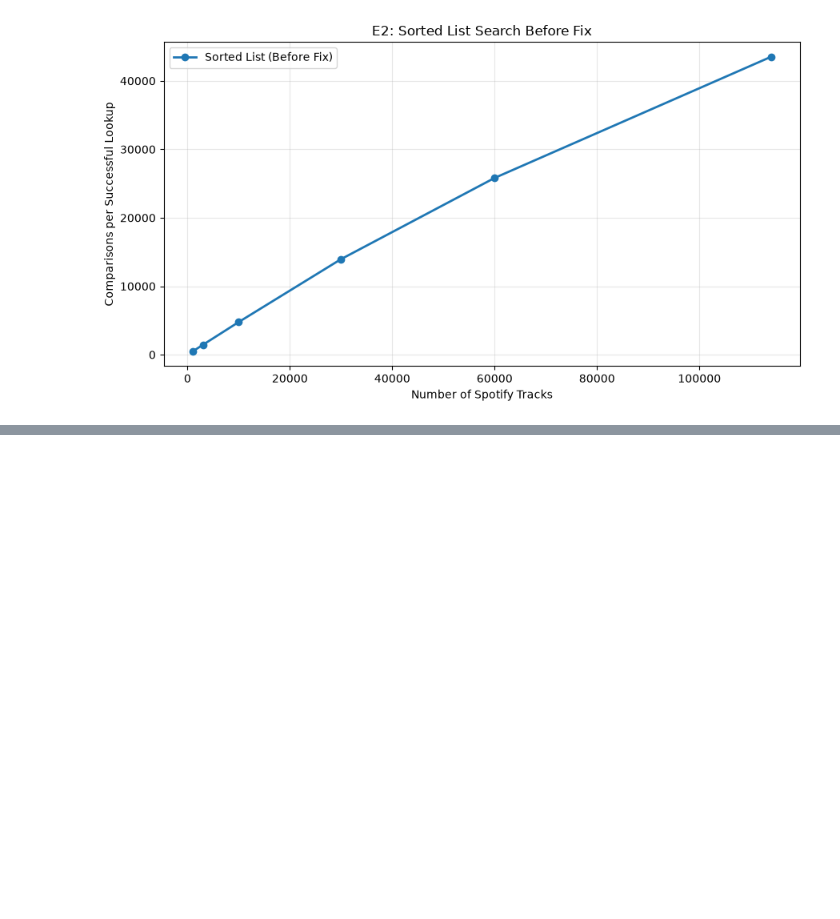
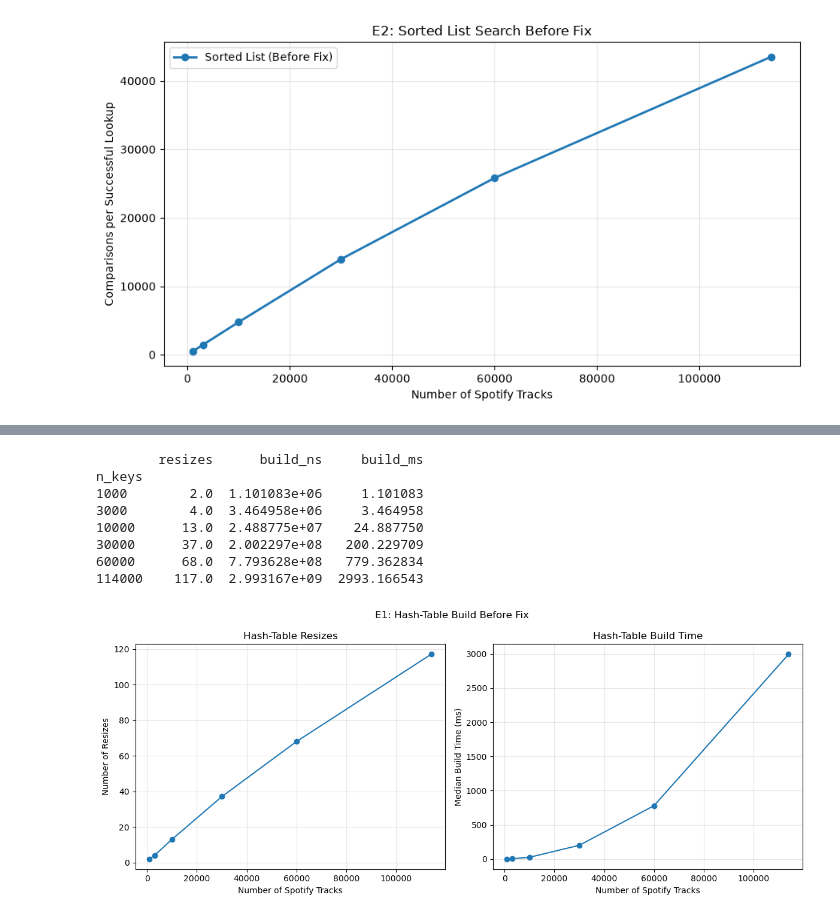
Before and after one commit to rachelelevathingal/NU-DS4300-Index-It-, a Jupyter notebook: analysis/starter.ipynb, the cells around one changed output, grey strips where cells are left out. Drawn from its saved outputs; the diff is of its cells as text; code cells hidden in the pictures; blank space fills up the shorter version.

```diff
--- a/analysis/starter.ipynb
+++ b/analysis/starter.ipynb
@@ -167,0 +281,75 @@ Name: comparisons_per_lookup, dtype: float64
+# %%
+
+import pandas as pd
+import matplotlib.pyplot as plt
+from pathlib import Path
+
+# Find results/timings.csv
+root = Path.cwd()
+while not (root / "results" / "timings.csv").exists():
+    if root == root.parent:
+        raise FileNotFoundError("Could not find timings.csv")
+    root = root.parent
+
+df = pd.read_csv(root / "results" / "timings.csv")
+
+# Use only the original E1 hash-table results
+e1 = df[
+    (df["experiment"] == "E1_build") &
+    (df["index_type"] == "hash_table") &
+    (df["session_id"] == "54f480364efc") &
+    (df["code_version"] == "31da8dc")
+].copy()
+
+if e1.empty:
+    raise ValueError("Original E1 measurements not found")
+
+# Calculate median results
+summary = e1.groupby("n_keys").agg(
+    resizes=("resizes", "median"),
+    build_ns=("total_ns", "median")
+).sort_index()
+
+summary["build_ms"] = summary["build_ns"] / 1_000_000
+
+print(summary)
+
+# Create two graphs in one figure
+fig, axes = plt.subplots(1, 2, figsize=(12, 5))
+
+axes[0].plot(summary.index, summary["resizes"], marker="o")
+axes[0].set_title("Hash-Table Resizes")
+axes[0].set_xlabel("Number of Spotify Tracks")
+axes[0].set_ylabel("Number of Resizes")
+axes[0].grid(True, alpha=0.3)
+
+axes[1].plot(summary.index, summary["build_ms"], marker="o")
+axes[1].set_title("Hash-Table Build Time")
+axes[1].set_xlabel("Number of Spotify Tracks")
+axes[1].set_ylabel("Median Build Time (ms)")
+axes[1].grid(True, alpha=0.3)
+
+fig.suptitle("E1: Hash-Table Build Before Fix")
+fig.tight_layout()
+
+# Save the figure
+figure_dir = root / "analysis" / "figures"
+figure_dir.mkdir(parents=True, exist_ok=True)
+
+fig.savefig(
+    figure_dir / "INC02_E1_hash_before.png",
+    dpi=300,
+    bbox_inches="tight"
+)
+
+plt.show()
+# %% [output]
+        resizes      build_ns     build_ms
+n_keys
+1000        2.0  1.101083e+06     1.101083
+3000        4.0  3.464958e+06     3.464958
+10000      13.0  2.488775e+07    24.887750
+30000      37.0  2.002297e+08   200.229709
+60000      68.0  7.793628e+08   779.362834
+114000    117.0  2.993167e+09  2993.166543
+[figure, added]
```
Also changed, not shown: parts of 2 cells of this notebook.
